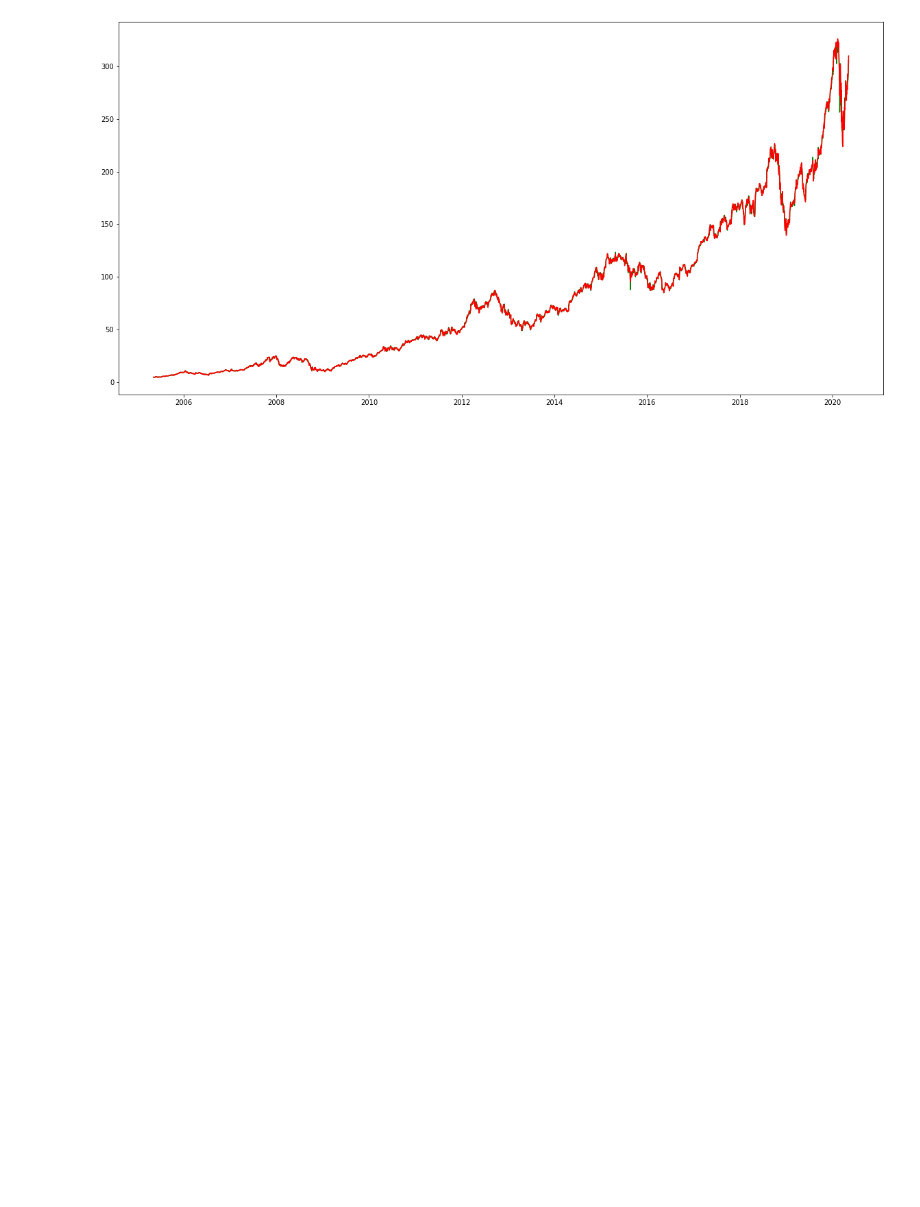
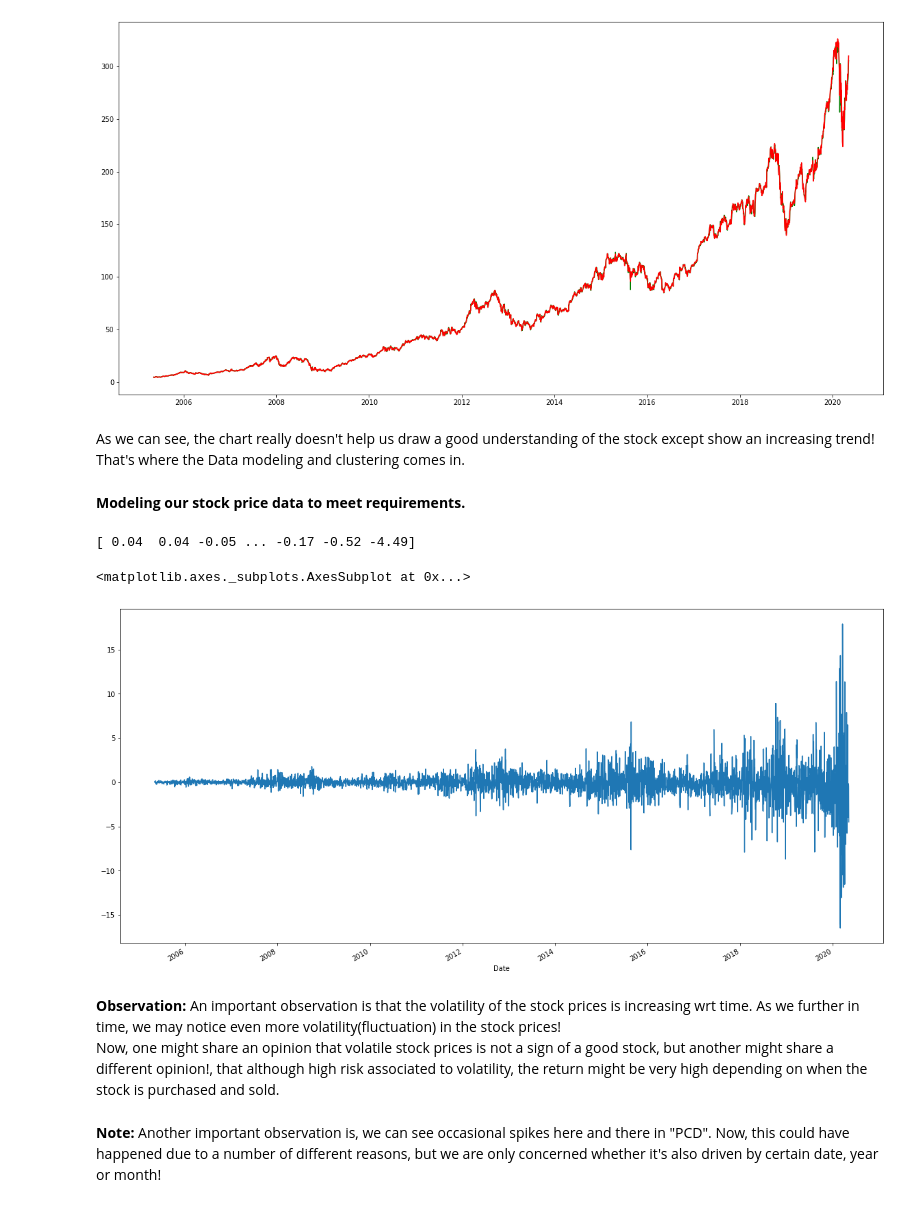
Before and after one commit to shressujan/stocks, a Jupyter notebook: stocks_analysis.ipynb, the cells around one changed output. Drawn from its saved outputs; the diff is of its cells as text; code cells hidden in the pictures; blank space fills up the shorter version.

```diff
--- a/stocks_analysis.ipynb
+++ b/stocks_analysis.ipynb
@@ -72,3 +72,27 @@ plt.plot(hist['Close'], color='red')
 # %% [output]
 [<matplotlib.lines.Line2D at 0x...>]
 [figure]
+# %% [markdown]
+As we can see, the chart really doesn't help us draw a good understanding of the stock except show an increasing trend! That's where the Data modeling and clustering comes in.
+# %% [markdown]
+**Modeling our stock price data to meet requirements.**
+# %%
+import pandas as pd
+import numpy as np
+
+
+#price change per day
+pcd = np.asarray(hist['Open'] - hist['Close'])
+
+print(pcd)  #printing out price change per day just becuz.
+
+hist['PCD'] = pcd #adding PCD column with corresponding data to the "hist" dataframe
+hist['PCD'].plot(figsize=(20, 10))  #plotting the PCD data wrt time series
+# %% [output]
+[ 0.04  0.04 -0.05 ... -0.17 -0.52 -4.49]
+<matplotlib.axes._subplots.AxesSubplot at 0x...>
+[figure, added]
+# %% [markdown]
+**Observation:**  An important observation is that the volatility of the stock prices is increasing wrt time. As we further in time, we may notice even more volatility(fluctuation) in the stock prices!<br>Now, one might share an opinion that volatile stock prices is not a sign of a good stock, but another might share a different opinion!, that although high risk associated to volatility, the return might be very high depending on when the stock is purchased and sold.
+# %% [markdown]
+**Note:** Another important observation is, we can see occasional spikes here and there in "PCD". Now, this could have happened due to a number of different reasons, but we are only concerned whether it's also driven by certain date, year or month!
```
Also changed, not shown: parts of 9 cells of this notebook.
